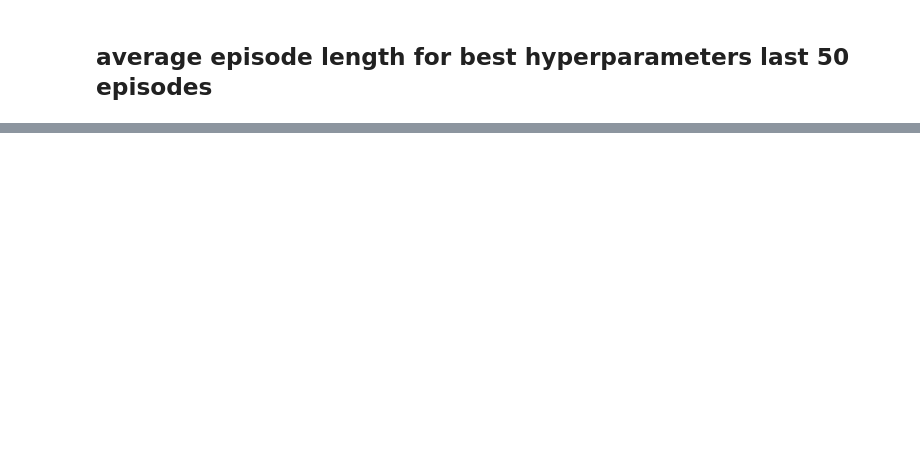
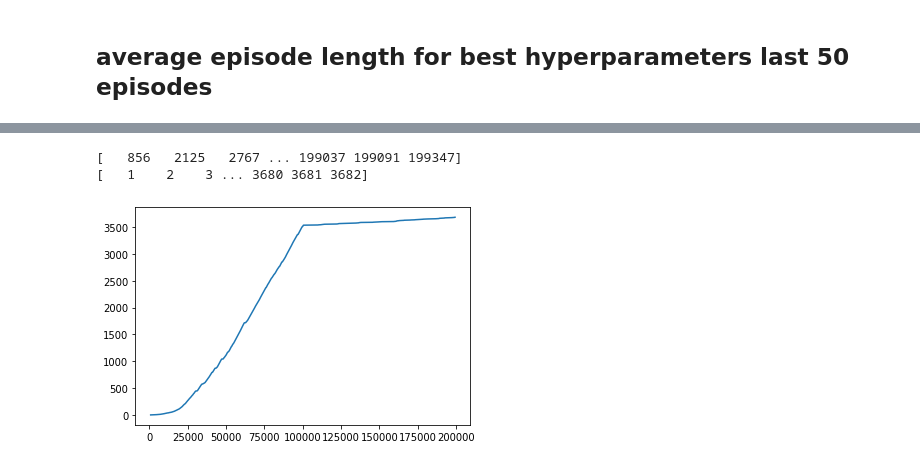
Before and after one commit to RevanMacQueen/DRQN, a Jupyter notebook: new_visualizations_2.ipynb, the cells around one changed output, grey strips where cells are left out. Cells and saved outputs as stored; diff of their text form; code cells hidden in the pictures; blank space fills up the shorter version.

```diff
--- a/new_visualizations_2.ipynb
+++ b/new_visualizations_2.ipynb
@@ -330,0 +346,28 @@ plt.show()
+# %%
+# learning curves
+root = Path('results_test')
+filters = {
+    'buffer_size' : [10000],
+    'env': ['envs:random_maze-v0', 'CartPole-v1']}
+
+cutoffs = {
+    'envs:random_maze-v0' : 1000,
+    'CartPole-v1' : -1
+}
+
+params, episode_len = extract_episode_lengths(root, ['model_arch', 'env', 'seed', 'learning_freq', 'target_update_freq', 'seq_len', 'learning_rate', 'buffer_size'], filters, cutoffs)
+# %%
+
+for i in range(1):
+    episode_len[i] = np.cumsum(episode_len[i])
+
+    y = np.arange(1, len(episode_len[i])+1)
+
+    print(episode_len[i])
+    print(y)
+
+    plt.plot(episode_len[i], y)
+# %% [output]
+[   856   2125   2767 ... 199037 199091 199347]
+[   1    2    3 ... 3680 3681 3682]
+[figure, added]
```
Also changed, not shown: parts of 7 cells of this notebook, 9 other files.
